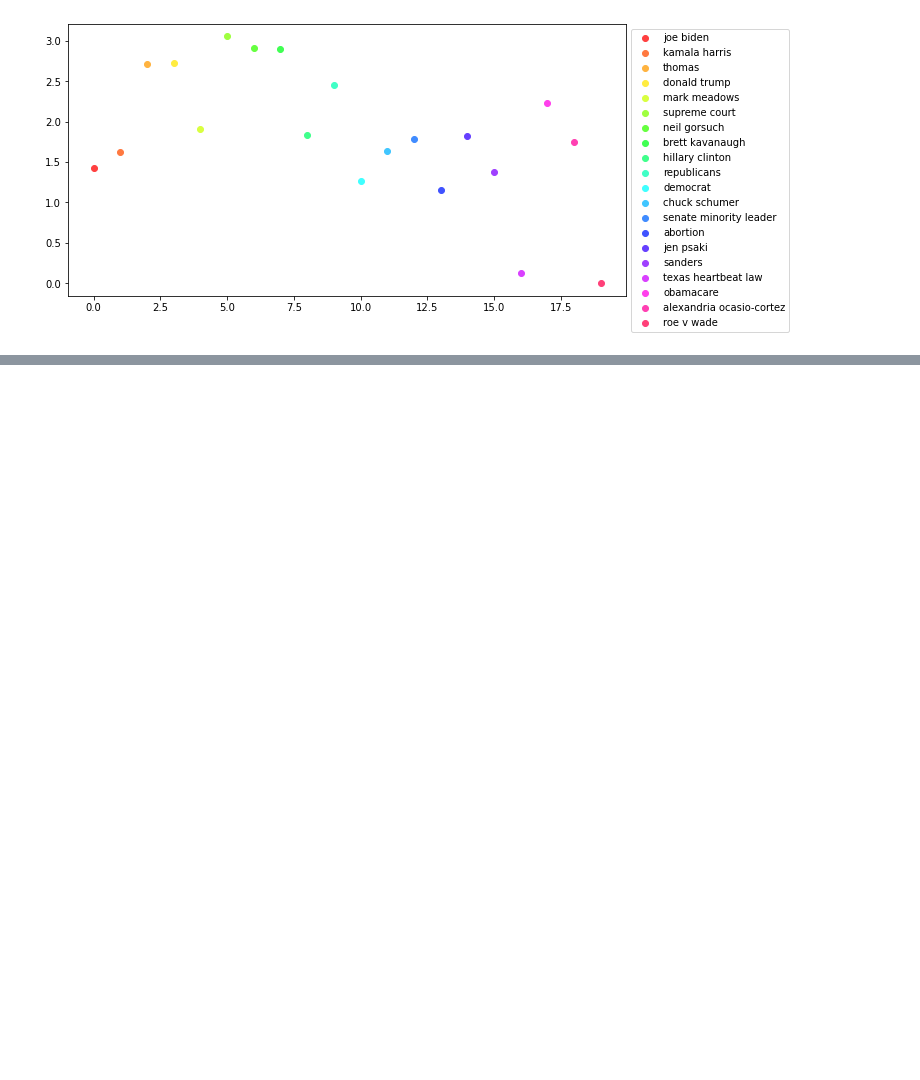
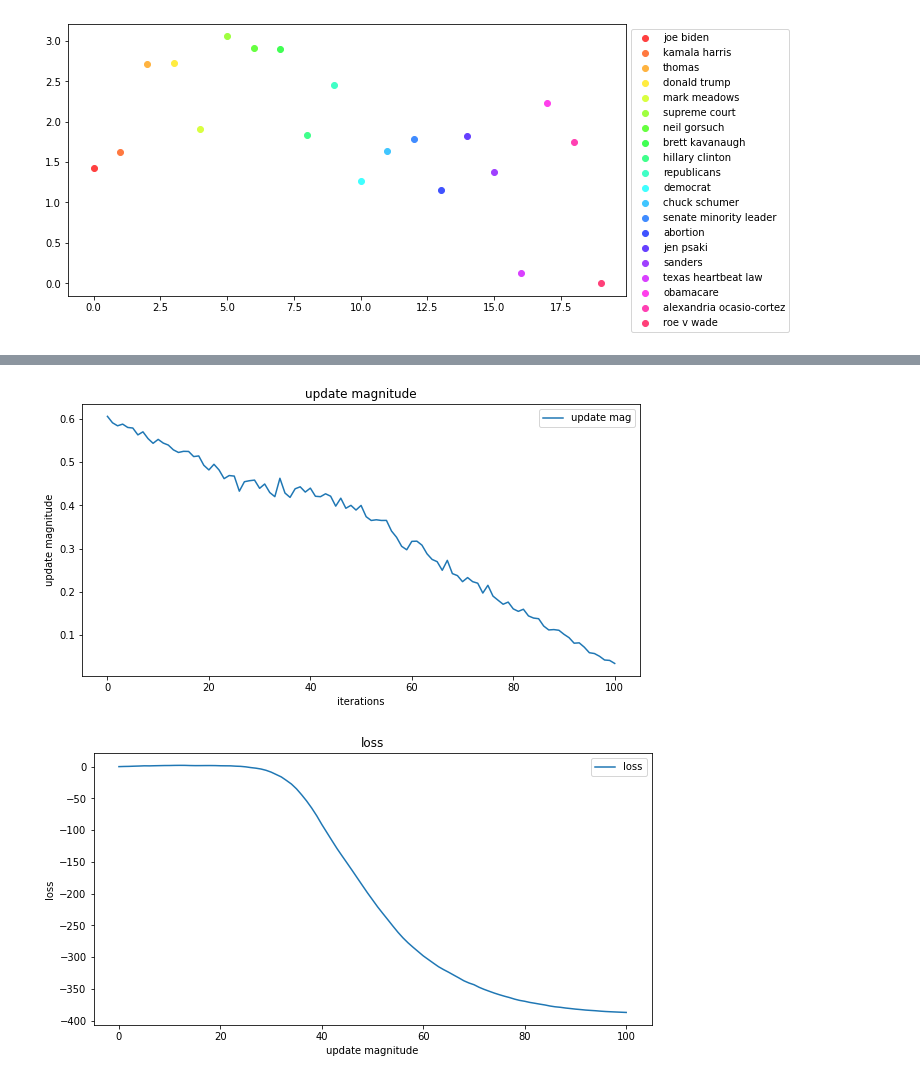
Before and after one commit to DavidChong2523/Message-Passing, a Jupyter notebook: msg_passing.ipynb, the cells around one changed output, grey strips where cells are left out. Cells and saved outputs as stored; diff of their text form; code cells hidden in the pictures; blank space fills up the shorter version.

```diff
--- a/msg_passing.ipynb
+++ b/msg_passing.ipynb
@@ -147,0 +142,10 @@ for g, h, d in results:
+# %%
+war_fname = "output/war_in_ukraine_30K_lr_3.graphml"
+war_fname_hist = "output/war_in_ukraine_30K_lr3.pkl"
+
+wg = msg_passing.load_graph_graphml(war_fname)
+hist, diagnostic_hist = msg_passing.load_history(war_fname_hist)
+display.plot_diagnostic(diagnostic_hist)
+# %% [output]
+[figure, added]
+[figure, added]
```
Also changed, not shown: parts of 6 cells of this notebook, 3 other files.
